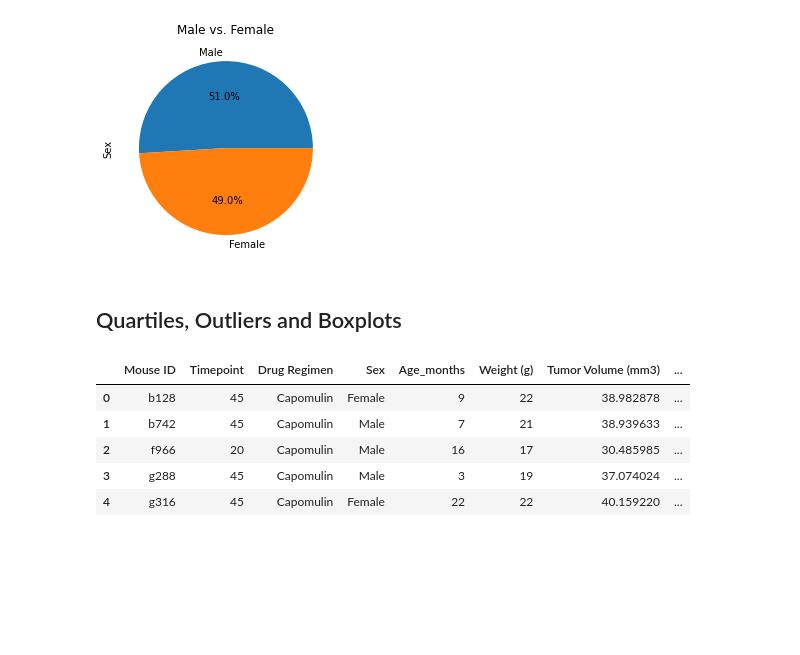
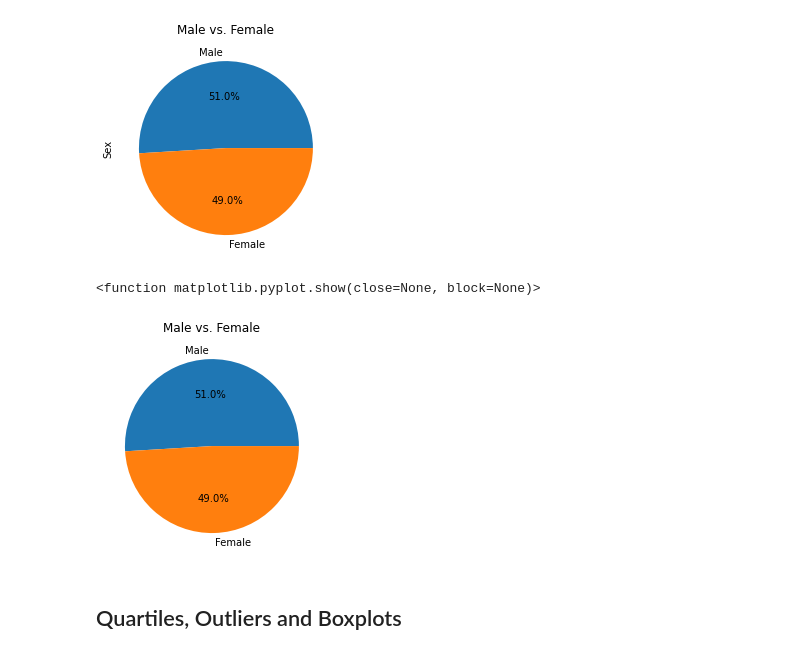
Before and after one commit to Taib-Diallo/Matplotlib-Challenge, a Jupyter notebook: pymaceuticals1.ipynb, the cells around one changed output. Cells and saved outputs as stored; diff of their text form; code cells hidden in the pictures; blank space fills up the shorter version.

```diff
--- a/pymaceuticals1.ipynb
+++ b/pymaceuticals1.ipynb
@@ -124,5 +139,12 @@ plt.show()
 [figure]
 # %%
 # Generate a pie plot showing the distribution of female versus male mice using pyplot
+x_axis = mouse_clean['Sex'].unique()
+plt.pie(m_vs_f, labels=x_axis, autopct= '%1.1f%%')
+plt.title('Male vs. Female')
+plt.show
+# %% [output]
+<function matplotlib.pyplot.show(close=None, block=None)>
+[figure, added]
 # %% [markdown]
 ## Quartiles, Outliers and Boxplots
@@ -129,15 +175,8 @@ plt.show()
 # %%
-#For Capomulin
-capomulin_data = mouse_clean.loc[mouse_clean['Drug Regimen'] == 'Capomulin',:]
-capomulin_greatest = pd.DataFrame(capomulin_data.groupby('Mouse ID').max()['Timepoint'])
-capomulin_df = mouse_clean.copy()
-capomulin_merged = pd.merge(capomulin_greatest, capomulin_df, on=('Mouse ID', 'Timepoint'), how='left')
+# #For Capomulin
+# capomulin_data = mouse_clean.loc[mouse_clean['Drug Regimen'] == 'Capomulin',:]
+# capomulin_greatest = pd.DataFrame(capomulin_data.groupby('Mouse ID').max()['Timepoint'])
+# capomulin_df = mouse_clean.copy()
+# capomulin_merged = pd.merge(capomulin_greatest, capomulin_df, on=('Mouse ID', 'Timepoint'), how='left')
 
-capomulin_merged.head()
+# capomulin_merged
-# %% [output]
-|  | Mouse ID | Timepoint | Drug Regimen | Sex | Age_months | Weight (g) | Tumor Volume (mm3) | ... |
-| 0 | b128 | 45 | Capomulin | Female | 9 | 22 | 38.982878 | ... |
-| 1 | b742 | 45 | Capomulin | Male | 7 | 21 | 38.939633 | ... |
-| 2 | f966 | 20 | Capomulin | Male | 16 | 17 | 30.485985 | ... |
-| 3 | g288 | 45 | Capomulin | Male | 3 | 19 | 37.074024 | ... |
-| 4 | g316 | 45 | Capomulin | Female | 22 | 22 | 40.159220 | ... |
```
Also changed, not shown: parts of 22 cells of this notebook, 3 other files.
